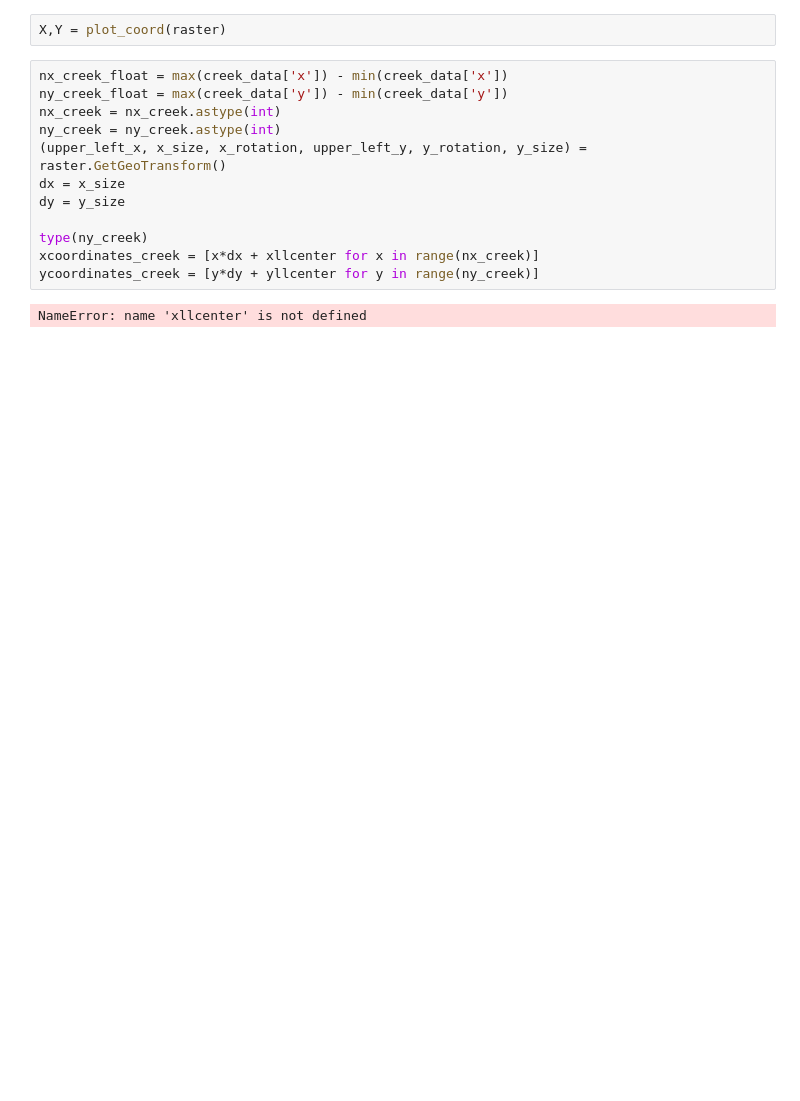
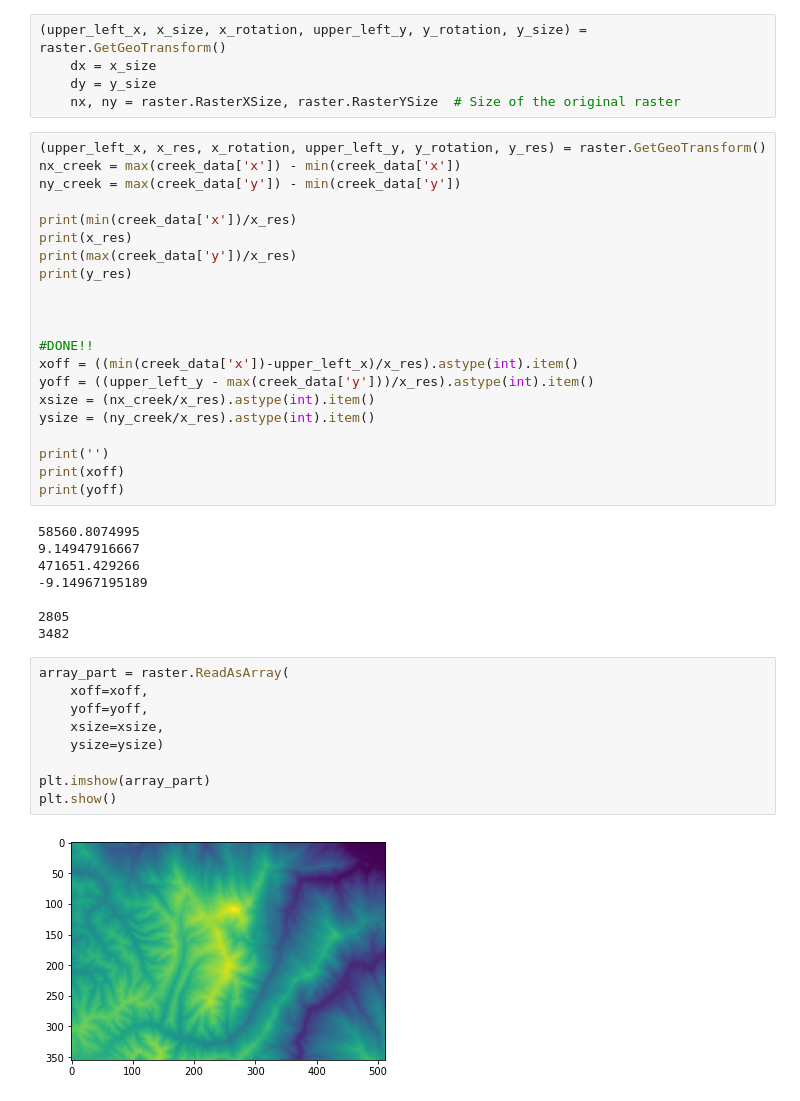
Before and after one commit to BenjiDa/ProfileTools, a Jupyter notebook: Channel_profiles.ipynb, the cells around one changed output. Drawn from its saved outputs; the diff is of its cells as text; blank space fills up the shorter version.

Commit message:
raster zoom in and datashader map profiles

```diff
--- a/Channel_profiles.ipynb
+++ b/Channel_profiles.ipynb
@@ -44,19 +49,48 @@ def plot_coord(raster):
-# %%
-X,Y = plot_coord(raster)
-# %%
-nx_creek_float = max(creek_data['x']) - min(creek_data['x'])
-ny_creek_float = max(creek_data['y']) - min(creek_data['y'])
-nx_creek = nx_creek.astype(int)
-ny_creek = ny_creek.astype(int)
-(upper_left_x, x_size, x_rotation, upper_left_y, y_rotation, y_size) = raster.GetGeoTransform()
-dx = x_size
-dy = y_size
-
-type(ny_creek)
-xcoordinates_creek = [x*dx + xllcenter for x in range(nx_creek)]
-ycoordinates_creek = [y*dy + yllcenter for y in range(ny_creek)]
-# %% [output]
-NameError: name 'xllcenter' is not defined
+# %%
+(upper_left_x, x_size, x_rotation, upper_left_y, y_rotation, y_size) = raster.GetGeoTransform()
+    dx = x_size
+    dy = y_size
+    nx, ny = raster.RasterXSize, raster.RasterYSize  # Size of the original raster
+# %%
+(upper_left_x, x_res, x_rotation, upper_left_y, y_rotation, y_res) = raster.GetGeoTransform()
+nx_creek = max(creek_data['x']) - min(creek_data['x'])
+ny_creek = max(creek_data['y']) - min(creek_data['y'])
+
+print(min(creek_data['x'])/x_res)
+print(x_res)
+print(max(creek_data['y'])/x_res)
+print(y_res)
+
+
+
+#DONE!!
+xoff = ((min(creek_data['x'])-upper_left_x)/x_res).astype(int).item()
+yoff = ((upper_left_y - max(creek_data['y']))/x_res).astype(int).item()
+xsize = (nx_creek/x_res).astype(int).item()
+ysize = (ny_creek/x_res).astype(int).item()
+
+print('')
+print(xoff)
+print(yoff)
+# %% [output]
+58560.8074995
+9.14947916667
+471651.429266
+-9.14967195189
+
+2805
+3482
+# %%
+array_part = raster.ReadAsArray(
+    xoff=xoff,
+    yoff=yoff,
+    xsize=xsize,
+    ysize=ysize)
+
+plt.imshow(array_part)
+plt.show()
+# %% [output]
+[figure, added]
 # %%
 
 
```
Also changed, not shown: parts of 4 cells of this notebook, 2 other files.
